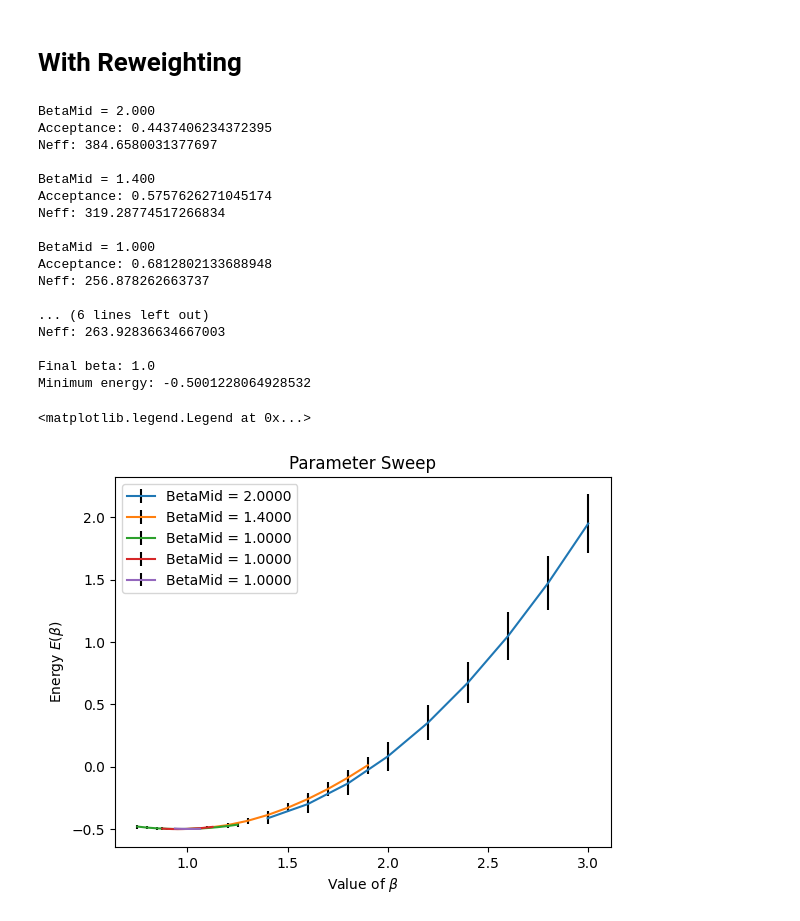
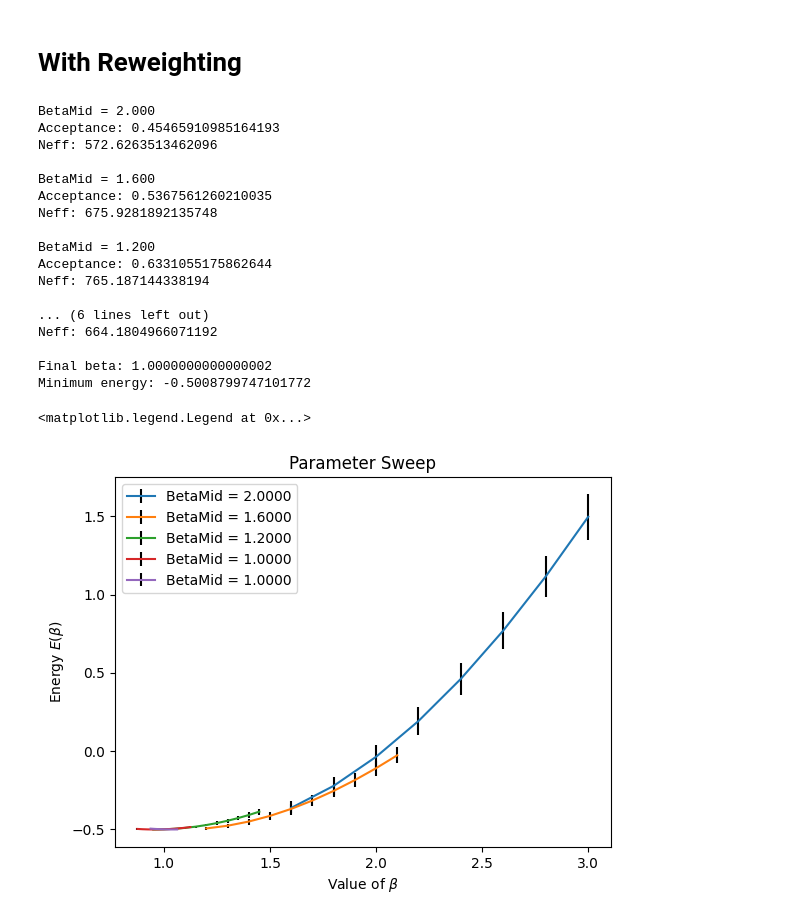
Before and after one commit to guilhermebaos/QUARMEN-Lessons, a Jupyter notebook: Computational-Solid-State/00-Exam-QMC/h.ipynb, the cells around one changed output. Drawn from its saved outputs; the diff is of its cells as text; code cells hidden in the pictures.

```diff
--- a/Computational-Solid-State/00-Exam-QMC/h.ipynb
+++ b/Computational-Solid-State/00-Exam-QMC/h.ipynb
@@ -200,7 +200,8 @@ for _ in range(betaSteps):
     print(f"BetaMid = {betaMid:.3f}")
     Rs = samplePos(sampleM, betaMid, delta=delta)
     Rs = Rs[discard:]
-    Neff = sampleNeff(Rs)
+    El = -0.5*betaMid*(betaMid - 2/Rs) - 1.0 / Rs
+    Neff = sampleNeff(El)
     for beta in bbRange:
         # Calculate weights
         ww = np.exp(-2 * (beta - betaMid) * Rs)
@@ -216,42 +217,42 @@ for _ in range(betaSteps):
         Estd += [np.std(El) / np.sqrt(Neff)]
         Ebeta += [(np.sum(El * ww)) / (np.sum(ww))]
 
     # Plot results
     plt.errorbar(bb, Ebeta, yerr=Estd, ecolor="black", label=f"BetaMid = {betaMid:.4f}")
 
     # Target function
     target = [Ebeta[i] + stdW * Estd[i] for i in range(len(bb))]
 
     betaMini = bb[target.index(min(target))]
     betaMid = betaMini
     betaRange *= betaMult
     print("")
 
 
 print(f"Final beta: {betaMini}")
 print(f"Minimum energy: {min(Ebeta)}")
 
 plt.xlabel("Value of $\\beta$")
 plt.ylabel("Energy $E(\\beta)$")
 plt.title("Parameter Sweep")
 plt.legend()
 # %% [output]
 BetaMid = 2.000
-Acceptance: 0.4437406234372395
-Neff: 384.6580031377697
+Acceptance: 0.45465910985164193
+Neff: 572.6263513462096
 
-BetaMid = 1.400
-Acceptance: 0.5757626271045174
-Neff: 319.28774517266834
+BetaMid = 1.600
+Acceptance: 0.5367561260210035
+Neff: 675.9281892135748
 
-BetaMid = 1.000
-Acceptance: 0.6812802133688948
-Neff: 256.878262663737
+BetaMid = 1.200
+Acceptance: 0.6331055175862644
+Neff: 765.187144338194
 
 ... (6 lines left out)
-Neff: 263.92836634667003
+Neff: 664.1804966071192
 
-Final beta: 1.0
-Minimum energy: -0.5001228064928532
+Final beta: 1.0000000000000002
+Minimum energy: -0.5008799747101772
 <matplotlib.legend.Legend at 0x...>
-[figure, old version]
+[figure, new version]
```
Also changed, not shown: parts of 1 cell of this notebook, 1 other file.
